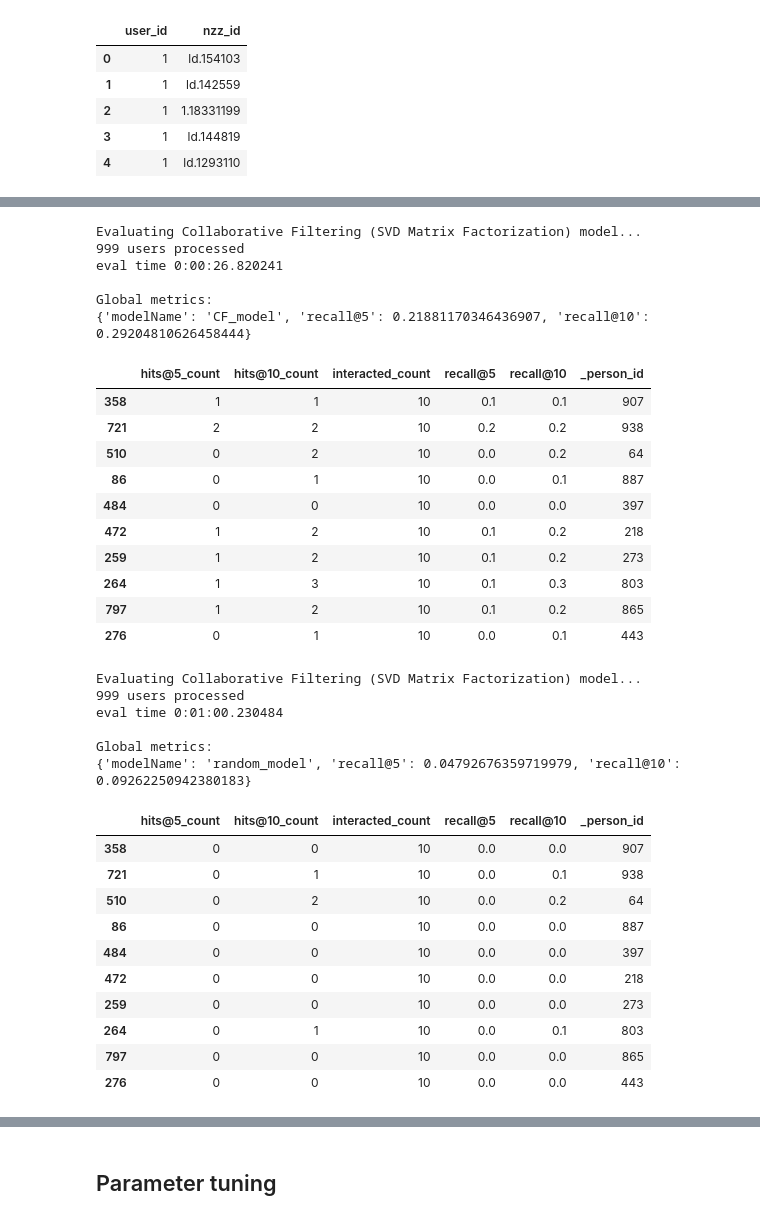
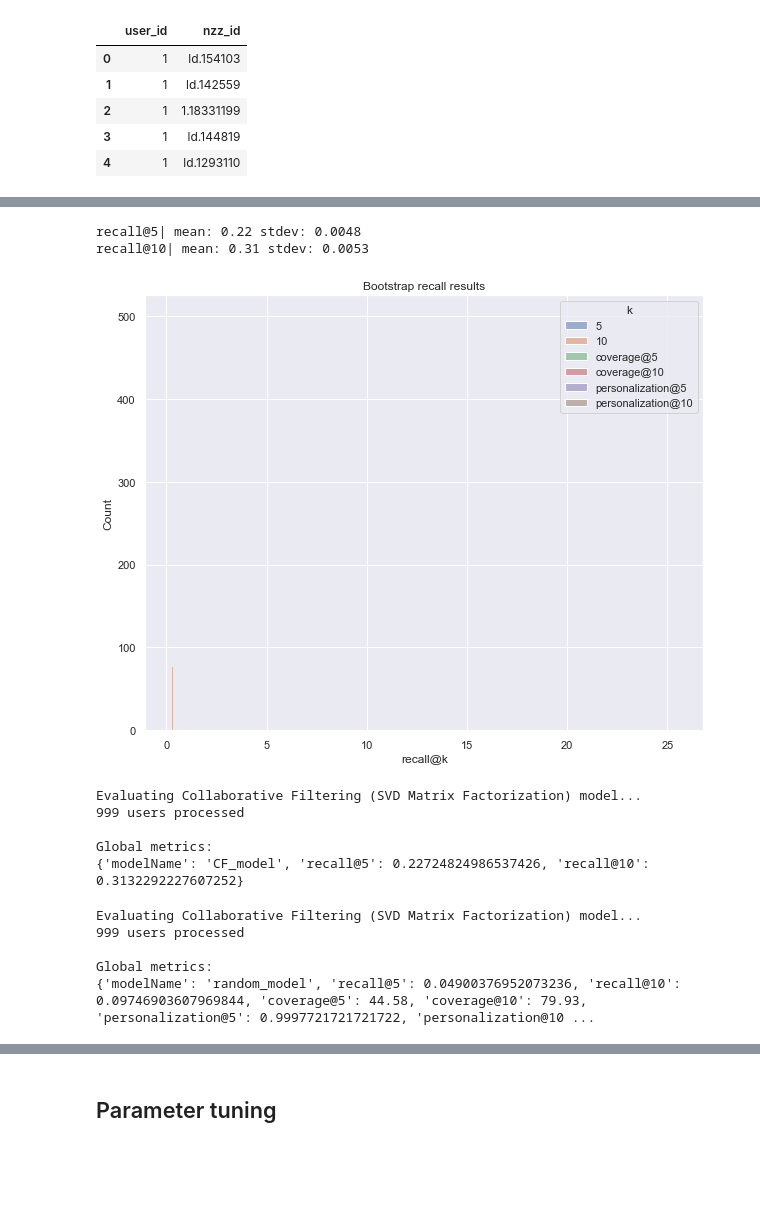
Before and after one commit to amakarewicz/RecommenderSystem, a Jupyter notebook: Kamil/notebooks/collaborative_filtering_model.ipynb, the cells around one changed output, grey strips where cells are left out. Saved outputs shown, nothing was run; the diff lists cells and outputs as text; code cells hidden in the pictures; blank space fills up the shorter version.

```diff
--- a/Kamil/notebooks/collaborative_filtering_model.ipynb
+++ b/Kamil/notebooks/collaborative_filtering_model.ipynb
@@ -43,3 +52,0 @@ from cf_model import CFModel
-# %%
-from model_evaluator import ModelEvaluator
-model_evaluator = ModelEvaluator()
@@ -51,0 +138,8 @@ cf_recommender_model.fit(readers_train)
+# %%
+bootstrap_results_df = pd.DataFrame(bootstrap_results)
+bootstrap_results_df.head()
+bootstrap_results_df.to_csv("../data/bootstra_results.csv", encoding="utf-8", index=False)
+# %%
+unpivot_results = bootstrap_results_df.melt(id_vars=["modelName"], var_name="k", value_name="recall@k")
+unpivot_results["k"] = unpivot_results["k"].str.replace("recall@", "")
+unpivot_results.head()
@@ -52,62 +153,57 @@ cf_recommender_model.fit(readers_train)
+# %%
+import seaborn as sns
+import matplotlib.pyplot as plt
+sns.set_theme()
+
+plt.figure(figsize=(10, 8))
+ax = plt.axes()
+
+sns.histplot(unpivot_results, x="recall@k", hue="k", binwidth=0.002, ax=ax)
+ax.set_title("Bootstrap recall results")
+
+mean_recall_at_5 = unpivot_results[unpivot_results["k"] == "5"]["recall@k"].mean()
+mean_recall_at_10 = unpivot_results[unpivot_results["k"] == "10"]["recall@k"].mean()
+
+stdev_recall_at_5 = unpivot_results[unpivot_results["k"] == "5"]["recall@k"].std()
+stdev_recall_at_10 = unpivot_results[unpivot_results["k"] == "10"]["recall@k"].std()
+
+print(f"recall@5| mean: {mean_recall_at_5:.2f} stdev: {stdev_recall_at_5:.4f}")
+print(f"recall@10| mean: {mean_recall_at_10:.2f} stdev: {stdev_recall_at_10:.4f}")
+# %% [output]
+recall@5| mean: 0.22 stdev: 0.0048
+recall@10| mean: 0.31 stdev: 0.0053
+[figure, added]
 # %%
 
-from datetime import datetime
+cf_recommender_model = CFModel(n_latent_factors=200)
+cf_recommender_model.fit(readers_train)
+
 print('Evaluating Collaborative Filtering (SVD Matrix Factorization) model...')
-start = datetime.now()
+
 cf_global_metrics, cf_detailed_results_df = model_evaluator.evaluate_model(cf_recommender_model, readers, readers_train, readers_test)
-end = datetime.now()
-print(f"eval time {end - start}")
 print('\nGlobal metrics:\n%s' % cf_global_metrics)
-cf_detailed_results_df.head(10)
+#cf_detailed_results_df.head(10)
 # %% [output]
 Evaluating Collaborative Filtering (SVD Matrix Factorization) model...
 999 users processed
-eval time 0:00:26.820241
 
 Global metrics:
-{'modelName': 'CF_model', 'recall@5': 0.21881170346436907, 'recall@10': 0.29204810626458444}
+{'modelName': 'CF_model', 'recall@5': 0.22724824986537426, 'recall@10': 0.3132292227607252}
-|  | hits@5_count | hits@10_count | interacted_count | recall@5 | recall@10 | _person_id |
-| 358 | 1 | 1 | 10 | 0.1 | 0.1 | 907 |
-| 721 | 2 | 2 | 10 | 0.2 | 0.2 | 938 |
-| 510 | 0 | 2 | 10 | 0.0 | 0.2 | 64 |
-| 86 | 0 | 1 | 10 | 0.0 | 0.1 | 887 |
-| 484 | 0 | 0 | 10 | 0.0 | 0.0 | 397 |
-| 472 | 1 | 2 | 10 | 0.1 | 0.2 | 218 |
-| 259 | 1 | 2 | 10 | 0.1 | 0.2 | 273 |
-| 264 | 1 | 3 | 10 | 0.1 | 0.3 | 803 |
-| 797 | 1 | 2 | 10 | 0.1 | 0.2 | 865 |
-| 276 | 0 | 1 | 10 | 0.0 | 0.1 | 443 |
 # %%
 articles = pd.read_csv("../data/articles_cleaned.csv")
 random_model = RandomModel()
 random_model.fit(articles)
 
-from datetime import datetime
 print('Evaluating Collaborative Filtering (SVD Matrix Factorization) model...')
-start = datetime.now()
-cf_global_metrics, cf_detailed_results_df = model_evaluator.evaluate_model(random_model)
-end = datetime.now()
-print(f"eval time {end - start}")
+cf_global_metrics, cf_detailed_results_df = model_evaluator.evaluate_model(random_model, readers, readers_train, readers_test)
 print('\nGlobal metrics:\n%s' % cf_global_metrics)
-cf_detailed_results_df.head(10)
+#cf_detailed_results_df.head(10)
 # %% [output]
 Evaluating Collaborative Filtering (SVD Matrix Factorization) model...
 999 users processed
-eval time 0:01:00.230484
 
 Global metrics:
-{'modelName': 'random_model', 'recall@5': 0.04792676359719979, 'recall@10': 0.09262250942380183}
+{'modelName': 'random_model', 'recall@5': 0.04900376952073236, 'recall@10': 0.09746903607969844, 'coverage@5': 44.58, 'coverage@10': 79.93, 'personalization@5': 0.9997721721721722, 'personalization@10 ...
-|  | hits@5_count | hits@10_count | interacted_count | recall@5 | recall@10 | _person_id |
-| 358 | 0 | 0 | 10 | 0.0 | 0.0 | 907 |
-| 721 | 0 | 1 | 10 | 0.0 | 0.1 | 938 |
-| 510 | 0 | 2 | 10 | 0.0 | 0.2 | 64 |
-| 86 | 0 | 0 | 10 | 0.0 | 0.0 | 887 |
-| 484 | 0 | 0 | 10 | 0.0 | 0.0 | 397 |
-| 472 | 0 | 0 | 10 | 0.0 | 0.0 | 218 |
-| 259 | 0 | 0 | 10 | 0.0 | 0.0 | 273 |
-| 264 | 0 | 1 | 10 | 0.0 | 0.1 | 803 |
-| 797 | 0 | 0 | 10 | 0.0 | 0.0 | 865 |
-| 276 | 0 | 0 | 10 | 0.0 | 0.0 | 443 |
 # %%
 cf_recommender_model.recommend(221, topn=5).sort_values(by=["recommendation_strength"], ascending=False)
 # %% [output]
```
Also changed, not shown: parts of 21 cells of this notebook, 1 other file.
